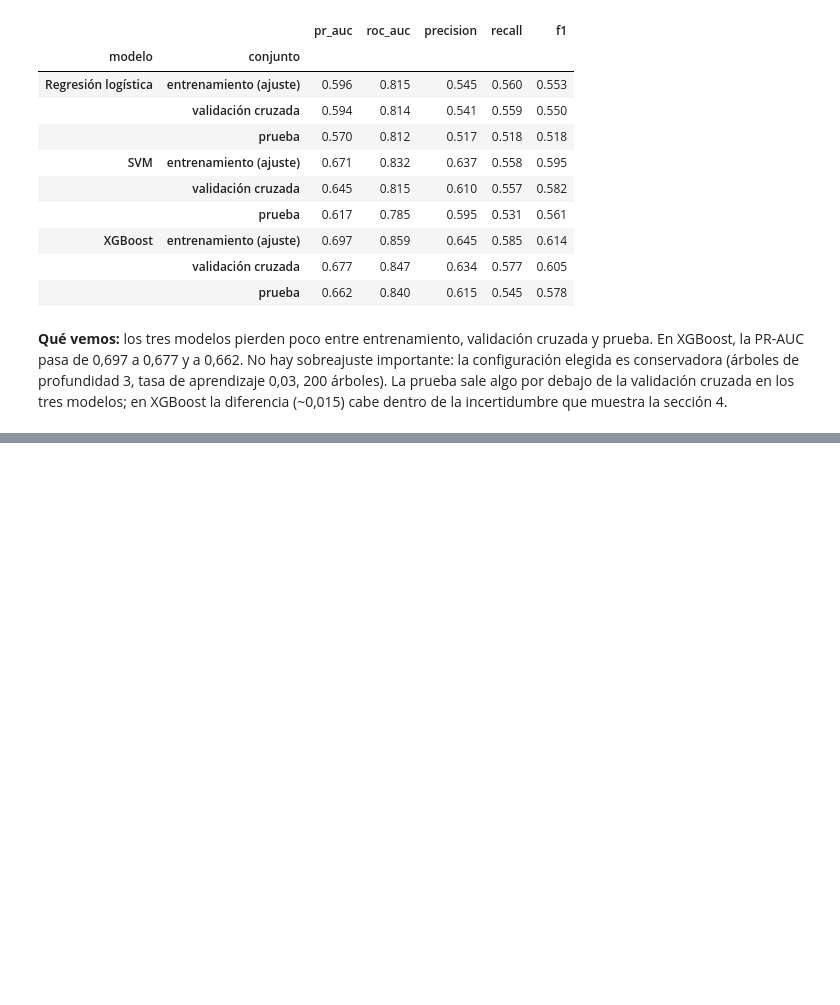
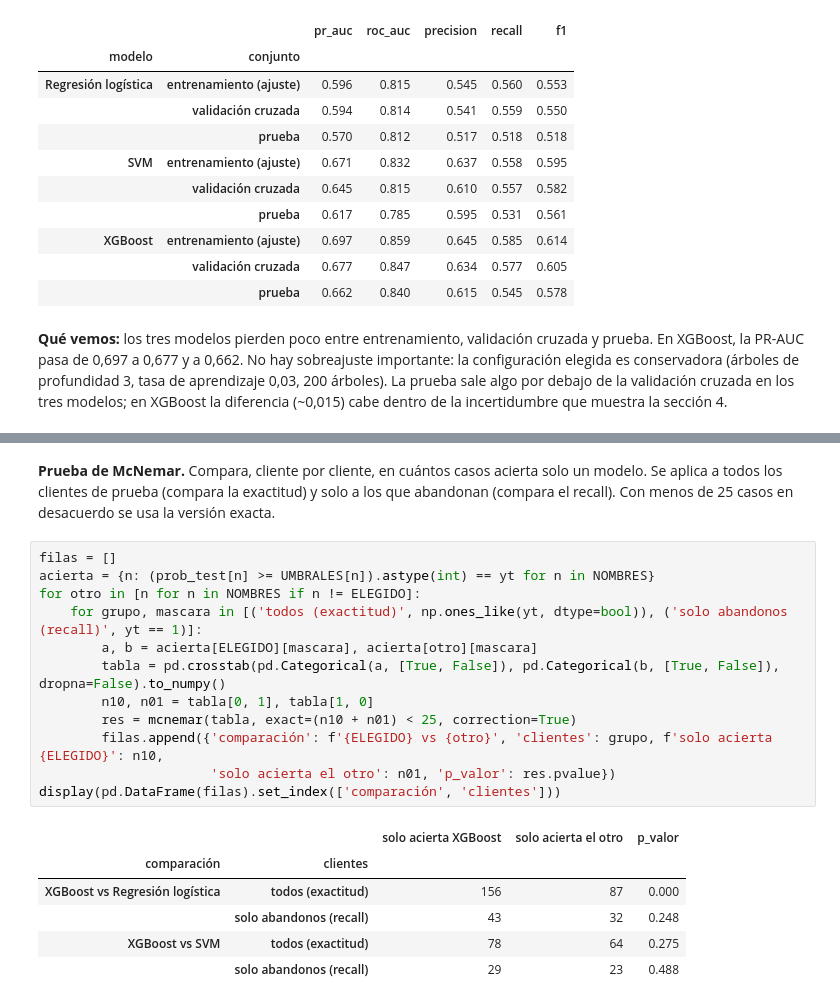
Before and after one commit to Danielfts/MINE-ciencia-de-datos, a Jupyter notebook: Taller 2/notebooks/05_evaluacion.ipynb, the cells around one changed output, grey strips where cells are left out. Cells and saved outputs as stored; diff of their text form; blank space fills up the shorter version.

```diff
--- a/Taller 2/notebooks/05_evaluacion.ipynb
+++ b/Taller 2/notebooks/05_evaluacion.ipynb
@@ -255,0 +348,23 @@ tres modelos; en XGBoost la diferencia (\~0,015) cabe dentro de la incertidumbre
+# %% [markdown]
+**Prueba de McNemar.** Compara, cliente por cliente, en cuántos casos acierta solo un modelo. Se aplica a todos los
+clientes de prueba (compara la exactitud) y solo a los que abandonan (compara el recall). Con menos de 25 casos en
+desacuerdo se usa la versión exacta.
+# %%
+filas = []
+acierta = {n: (prob_test[n] >= UMBRALES[n]).astype(int) == yt for n in NOMBRES}
+for otro in [n for n in NOMBRES if n != ELEGIDO]:
+    for grupo, mascara in [('todos (exactitud)', np.ones_like(yt, dtype=bool)), ('solo abandonos (recall)', yt == 1)]:
+        a, b = acierta[ELEGIDO][mascara], acierta[otro][mascara]
+        tabla = pd.crosstab(pd.Categorical(a, [True, False]), pd.Categorical(b, [True, False]), dropna=False).to_numpy()
+        n10, n01 = tabla[0, 1], tabla[1, 0]
+        res = mcnemar(tabla, exact=(n10 + n01) < 25, correction=True)
+        filas.append({'comparación': f'{ELEGIDO} vs {otro}', 'clientes': grupo, f'solo acierta {ELEGIDO}': n10,
+                      'solo acierta el otro': n01, 'p_valor': res.pvalue})
+display(pd.DataFrame(filas).set_index(['comparación', 'clientes']))
+# %% [output]
+|  |  | solo acierta XGBoost | solo acierta el otro | p_valor |
+| comparación | clientes |  |  |  |
+| XGBoost vs Regresión logística | todos (exactitud) | 156 | 87 | 0.000 |
+|  | solo abandonos (recall) | 43 | 32 | 0.248 |
+| XGBoost vs SVM | todos (exactitud) | 78 | 64 | 0.275 |
+|  | solo abandonos (recall) | 29 | 23 | 0.488 |
```
Also changed, not shown: parts of 7 cells of this notebook, 1 other file.
